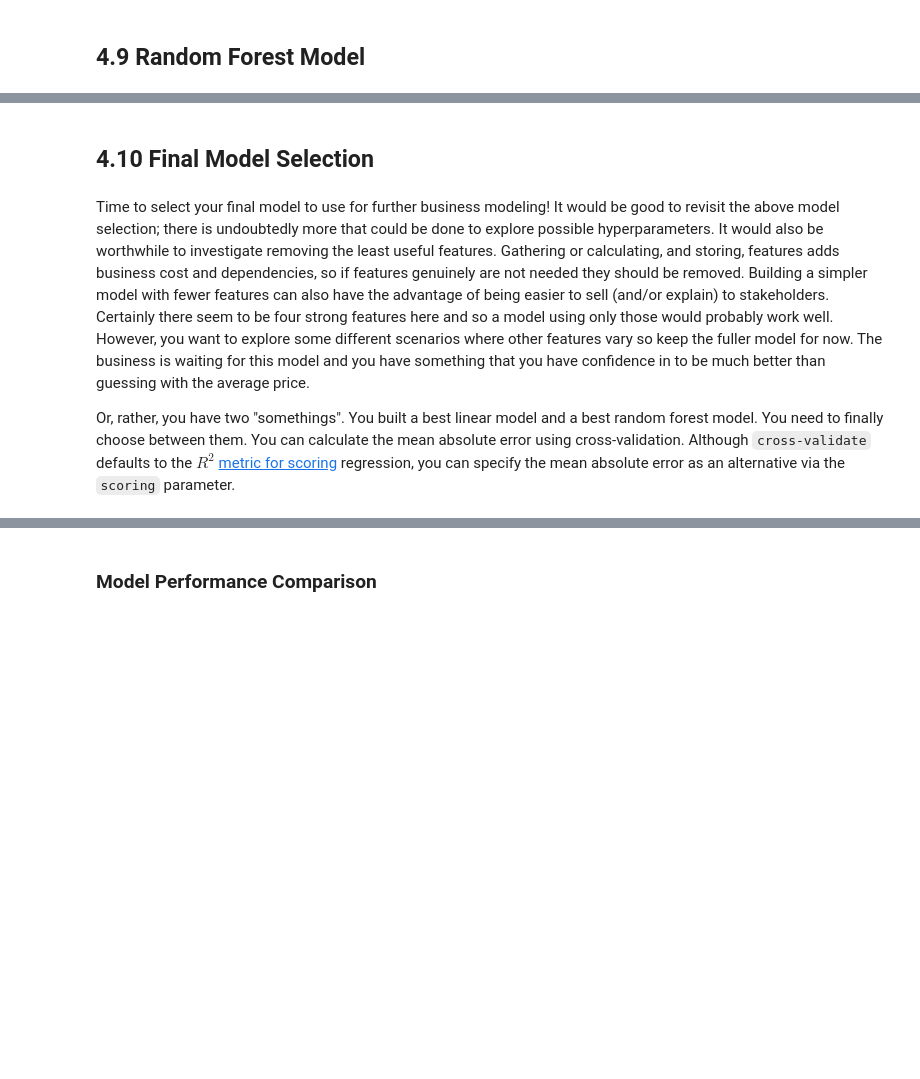
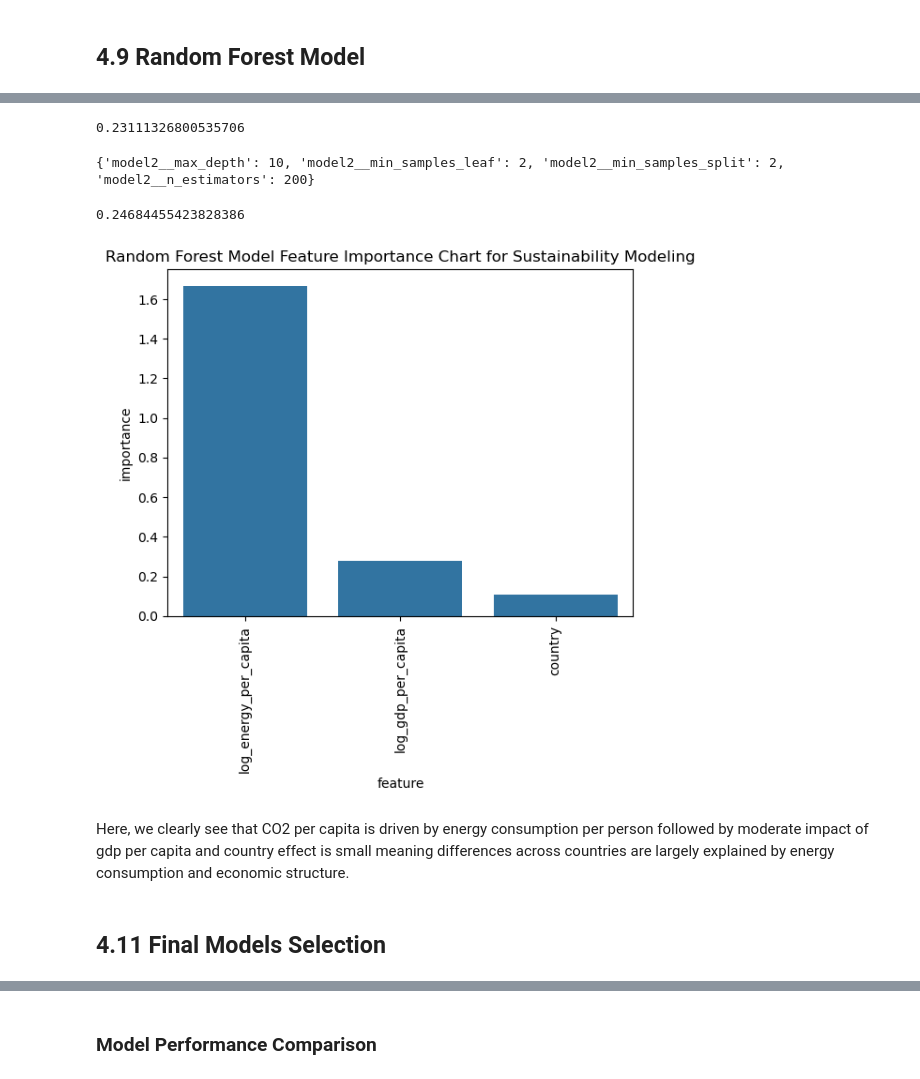
Before and after one commit to gawandesailee-lab/learndsp, a Jupyter notebook: Data Science Capstone 2 Project/notebooks/04_Preprocessing_and_Training.ipynb, the cells around one changed output, grey strips where cells are left out. Cells and saved outputs as stored; diff of their text form; code cells hidden in the pictures; blank space fills up the shorter version.

```diff
--- a/Data Science Capstone 2 Project/notebooks/04_Preprocessing_and_Training.ipynb
+++ b/Data Science Capstone 2 Project/notebooks/04_Preprocessing_and_Training.ipynb
@@ -293,0 +323,13 @@ plt.title('Best random forest regressor feature importances');
+# %%
+#Create Test Train Set
+target2 = 'log_co2_per_capita'
+num_features2 = ['log_gdp_per_capita','log_energy_per_capita']
+cat_features2 = ['country']
+data2 = co2_data.dropna(subset = num_features2 + cat_features2 + [target2, 'year']).copy()
+data2 = data2.sort_values(['country','year'])
+train2 = data2[data2['year']<=2014].copy()
+test2 = data2[data2['year']>2014].copy()
+X_train2 = train2[num_features2 + cat_features2]
+y_train2 = train2[target2]
+X_test2 = test2[num_features2 + cat_features2]
+y_test2 = test2[target2]
@@ -294,13 +393,54 @@ plt.title('Best random forest regressor feature importances');
+# %%
+#predict model and get rmse score
+ridge_pred2 = grid_ridge2.predict(X_test2)
+rmse = np.sqrt(mean_squared_error(test2[target2], ridge_pred2))
+print(rmse)
+# %% [output]
+0.23111326800535706
+# %%
+#Random Forest Scaled Model
+#pipeline + grid search
+pipeline2 = Pipeline([('preprocessor2', preprocessor2), ('model2', RandomForestRegressor(random_state=42))])
+param_grid2= {
+            'model2__n_estimators': [100,200],
+            'model2__max_depth': [5,10],
+            'model2__min_samples_split': [2,5],
+            'model2__min_samples_leaf': [1,2]
+            }
+
+grid_rf2 = GridSearchCV(pipeline2, param_grid2, cv = tscv2, scoring ='neg_root_mean_squared_error', n_jobs=-1)
+
+#fit model and get best params
+grid_rf2.fit(X_train2, y_train2)
+print(grid_rf2.best_params_)
+# %% [output]
+{'model2__max_depth': 10, 'model2__min_samples_leaf': 2, 'model2__min_samples_split': 2, 'model2__n_estimators': 200}
+# %%
+#predict model and get rmse score
+rf_pred2 = grid_rf2.predict(X_test2)
+rmse = np.sqrt(mean_squared_error(test2[target2], rf_pred2))
+print(rmse)
+# %% [output]
+0.24684455423828386
+# %%
+#Random Forest Permutation Test for Feature Importance
+perm_importance2 = permutation_importance(
+   grid_rf2, X_test2, y_test2, n_repeats=10, random_state=42
+)
+
+perm_df2 = pd.DataFrame({
+    'feature': X_test2.columns,
+    'importance': perm_importance2.importances_mean
+}).sort_values(by='importance', ascending=False)
+# %%
+perm_df2.head()
+sns.barplot(perm_df2, x='feature', y='importance')
+plt.title("Random Forest Model Feature Importance Chart for Sustainability Modeling")
+plt.xticks(rotation=90)
+plt.show()
+# %% [output]
+[figure, added]
+# %% [markdown]
+Here, we clearly see that CO2 per capita is driven by energy consumption per person followed by moderate impact of gdp per capita and country effect is small meaning differences across countries are largely explained by energy consumption and economic structure.
 # %% [markdown]
-## 4.10 Final Model Selection<a id='4.10_Final_Model_Selection'></a>
+## 4.11 Final Models Selection<a id='4.11_Final_Model_Selection'></a>
-# %% [markdown]
-Time to select your final model to use for further business modeling! It would be good to revisit the above model selection; there is undoubtedly more that could be done to explore possible hyperparameters.
-It would also be worthwhile to investigate removing the least useful features. Gathering or calculating, and storing, features adds business cost and dependencies, so if features genuinely are not needed they should be removed.
-Building a simpler model with fewer features can also have the advantage of being easier to sell (and/or explain) to stakeholders.
-Certainly there seem to be four strong features here and so a model using only those would probably work well.
-However, you want to explore some different scenarios where other features vary so keep the fuller
-model for now.
-The business is waiting for this model and you have something that you have confidence in to be much better than guessing with the average price.
-
-Or, rather, you have two "somethings". You built a best linear model and a best random forest model. You need to finally choose between them. You can calculate the mean absolute error using cross-validation. Although `cross-validate` defaults to the $R^2$ [metric for scoring](https://scikit-learn.org/stable/modules/model_evaluation.html#scoring) regression, you can specify the mean absolute error as an alternative via
-the `scoring` parameter.
```
Also changed, not shown: parts of 71 cells of this notebook.
